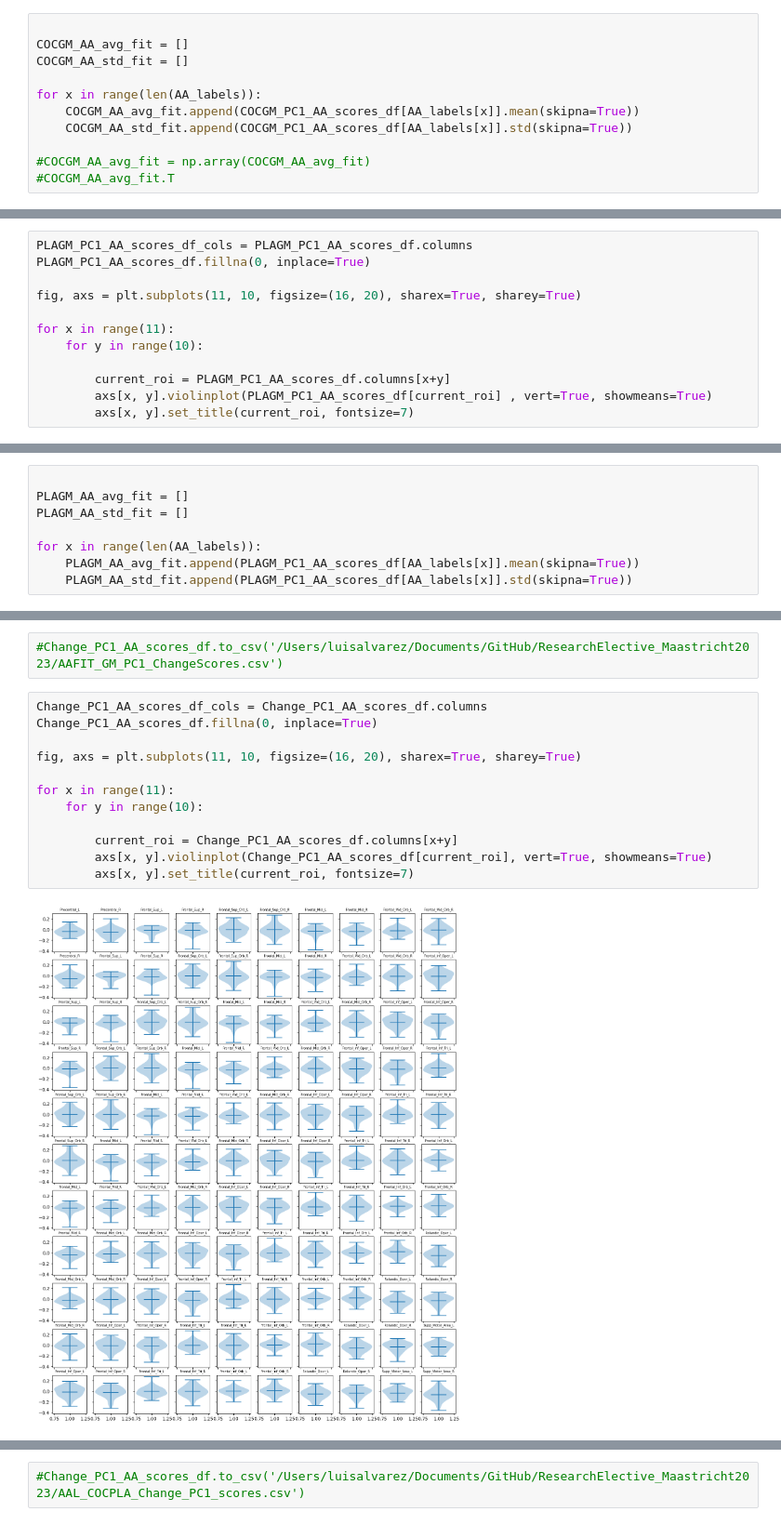
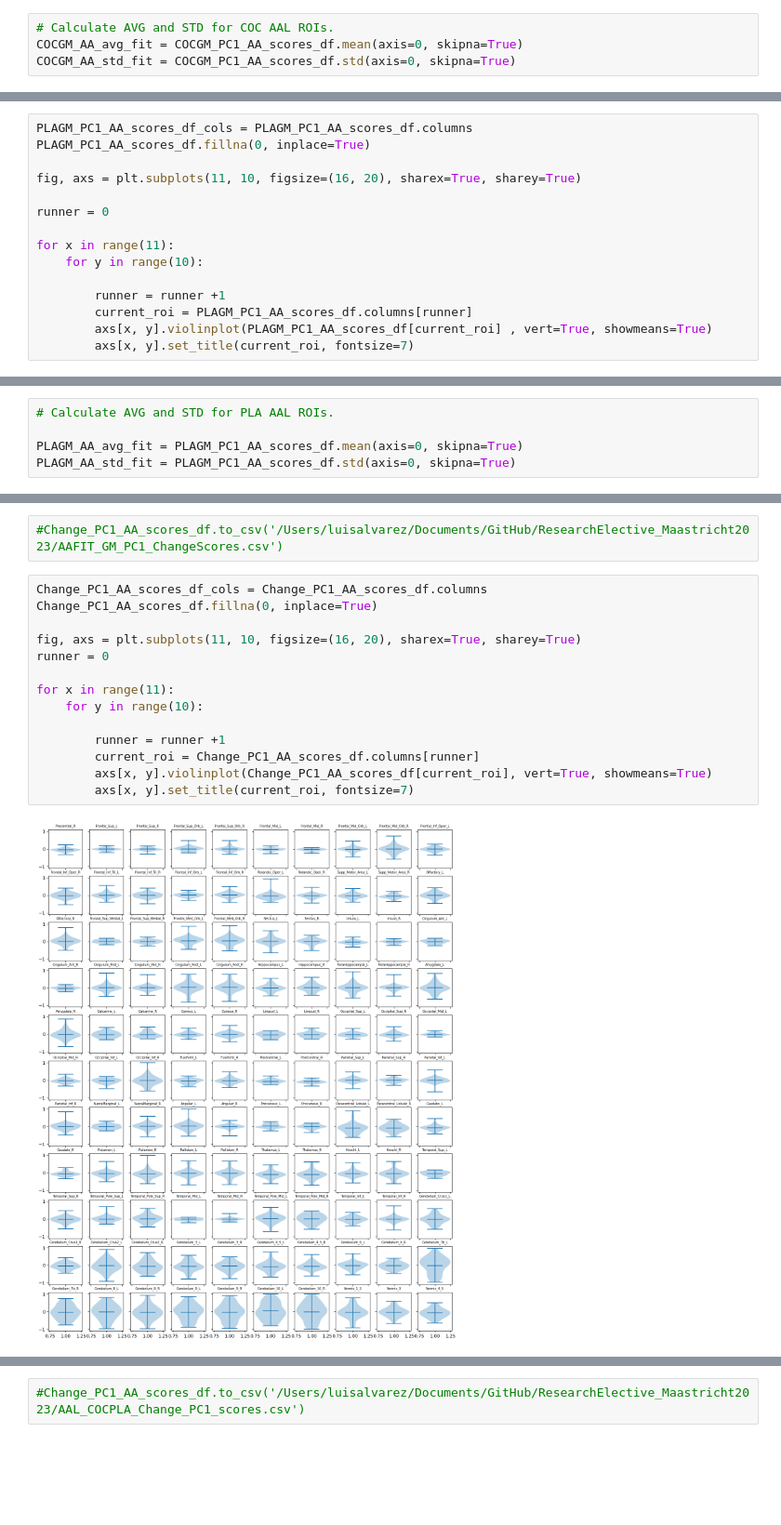
Before and after one commit to LuisA00/ResearchElective_Maastricht2023, a Jupyter notebook: Validating_AA_Fit.ipynb, the cells around one changed output, grey strips where cells are left out. Shown at 93% size. Cells and saved outputs as stored; diff of their text form; blank space fills up the shorter version.

```diff
--- a/Validating_AA_Fit.ipynb
+++ b/Validating_AA_Fit.ipynb
@@ -699,14 +700,7 @@ for x in range(11):
-# %%
-
-COCGM_AA_avg_fit = []
-COCGM_AA_std_fit = []
-
-for x in range(len(AA_labels)):
-    COCGM_AA_avg_fit.append(COCGM_PC1_AA_scores_df[AA_labels[x]].mean(skipna=True))
-    COCGM_AA_std_fit.append(COCGM_PC1_AA_scores_df[AA_labels[x]].std(skipna=True))
-
-#COCGM_AA_avg_fit = np.array(COCGM_AA_avg_fit)
-#COCGM_AA_avg_fit.T
+# %%
+# Calculate AVG and STD for COC AAL ROIs.
+COCGM_AA_avg_fit = COCGM_PC1_AA_scores_df.mean(axis=0, skipna=True)
+COCGM_AA_std_fit = COCGM_PC1_AA_scores_df.std(axis=0, skipna=True)
 # %%
 COCGM_AA_avg_vols = []
 COCGM_AA_std_vols = []
@@ -794,10 +788,13 @@ PLAGM_PC1_AA_scores_df.fillna(0, inplace=True)
 
 fig, axs = plt.subplots(11, 10, figsize=(16, 20), sharex=True, sharey=True)
 
+runner = 0
+
 for x in range(11):
     for y in range(10):
 
-        current_roi = PLAGM_PC1_AA_scores_df.columns[x+y]
+        runner = runner +1
+        current_roi = PLAGM_PC1_AA_scores_df.columns[runner]
         axs[x, y].violinplot(PLAGM_PC1_AA_scores_df[current_roi] , vert=True, showmeans=True)
         axs[x, y].set_title(current_roi, fontsize=7)
 # %% [output]
@@ -805,11 +802,8 @@ for x in range(11):
 # %%
+# Calculate AVG and STD for PLA AAL ROIs.
 
-PLAGM_AA_avg_fit = []
-PLAGM_AA_std_fit = []
-
-for x in range(len(AA_labels)):
-    PLAGM_AA_avg_fit.append(PLAGM_PC1_AA_scores_df[AA_labels[x]].mean(skipna=True))
-    PLAGM_AA_std_fit.append(PLAGM_PC1_AA_scores_df[AA_labels[x]].std(skipna=True))
+PLAGM_AA_avg_fit = PLAGM_PC1_AA_scores_df.mean(axis=0, skipna=True)
+PLAGM_AA_std_fit = PLAGM_PC1_AA_scores_df.std(axis=0, skipna=True)
 # %%
 PLAGM_AA_avg_vols = []
 PLAGM_AA_std_vols = []
@@ -906,14 +900,16 @@ for x in range(40):
 # %%
 Change_PC1_AA_scores_df_cols = Change_PC1_AA_scores_df.columns
 Change_PC1_AA_scores_df.fillna(0, inplace=True)
 
 fig, axs = plt.subplots(11, 10, figsize=(16, 20), sharex=True, sharey=True)
+runner = 0
 
 for x in range(11):
     for y in range(10):
 
-        current_roi = Change_PC1_AA_scores_df.columns[x+y]
+        runner = runner +1
+        current_roi = Change_PC1_AA_scores_df.columns[runner]
         axs[x, y].violinplot(Change_PC1_AA_scores_df[current_roi], vert=True, showmeans=True)
         axs[x, y].set_title(current_roi, fontsize=7)
 # %% [output]
-[figure, old version]
+[figure, new version]
```
Also changed, not shown: parts of 10 cells of this notebook, 1 other file.
